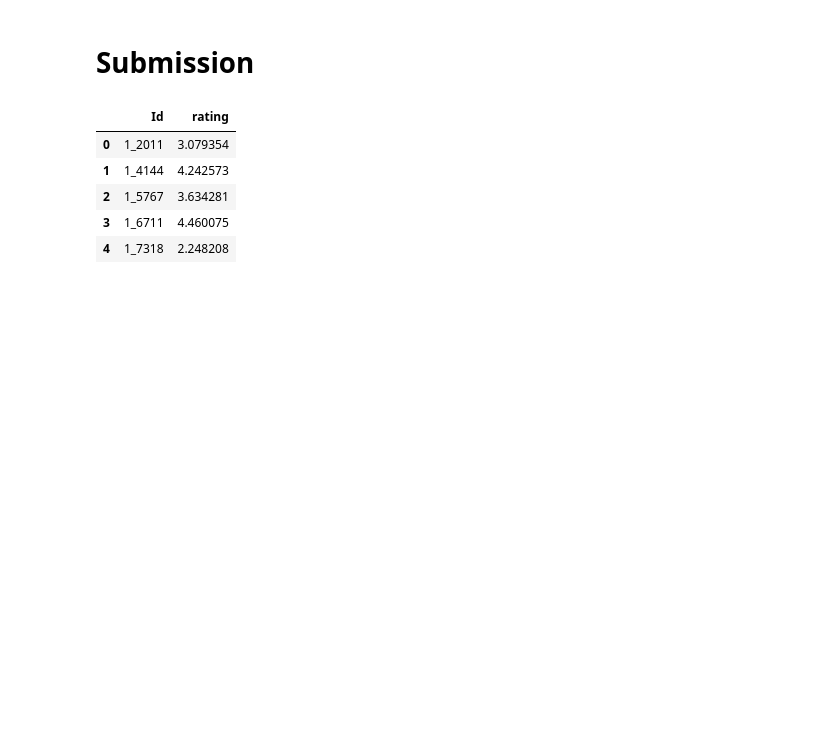
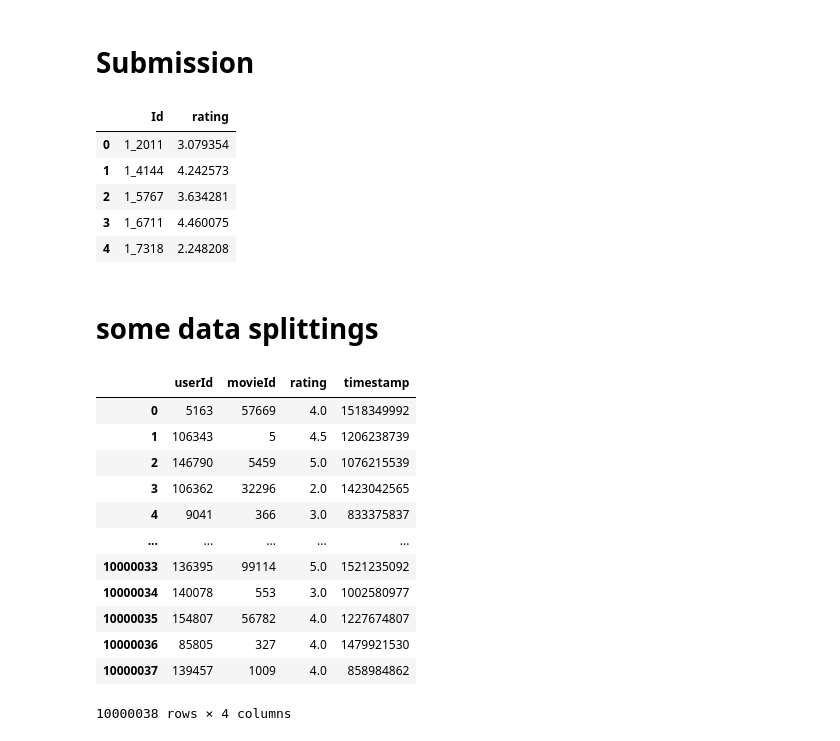
Before and after one commit to uncode1/Team-ZF5-unsupervised-predict-streamlit-template, a Jupyter notebook: notebook-team-zf5.ipynb, the cells around one changed output. Cells and saved outputs as stored; diff of their text form; code cells hidden in the pictures; blank space fills up the shorter version.

```diff
--- a/notebook-team-zf5.ipynb
+++ b/notebook-team-zf5.ipynb
@@ -705,3 +787,21 @@ test.head()
 | 2 | 1_5767 | 3.634281 |
 | 3 | 1_6711 | 4.460075 |
 | 4 | 1_7318 | 2.248208 |
+# %% [markdown]
+# some data splittings
+# %%
+train
+# %% [output]
+|  | userId | movieId | rating | timestamp |
+| 0 | 5163 | 57669 | 4.0 | 1518349992 |
+| 1 | 106343 | 5 | 4.5 | 1206238739 |
+| 2 | 146790 | 5459 | 5.0 | 1076215539 |
+| 3 | 106362 | 32296 | 2.0 | 1423042565 |
+| 4 | 9041 | 366 | 3.0 | 833375837 |
+| ... | ... | ... | ... | ... |
+| 10000033 | 136395 | 99114 | 5.0 | 1521235092 |
+| 10000034 | 140078 | 553 | 3.0 | 1002580977 |
+| 10000035 | 154807 | 56782 | 4.0 | 1227674807 |
+| 10000036 | 85805 | 327 | 4.0 | 1479921530 |
+| 10000037 | 139457 | 1009 | 4.0 | 858984862 |
+10000038 rows × 4 columns
```
Also changed, not shown: parts of 36 cells of this notebook.
